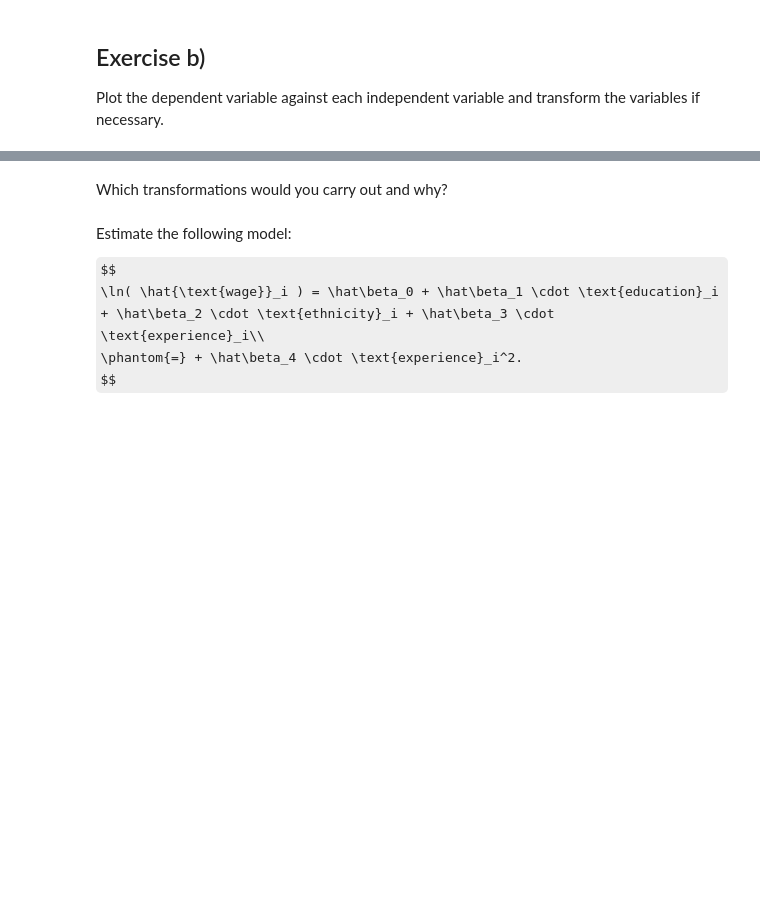
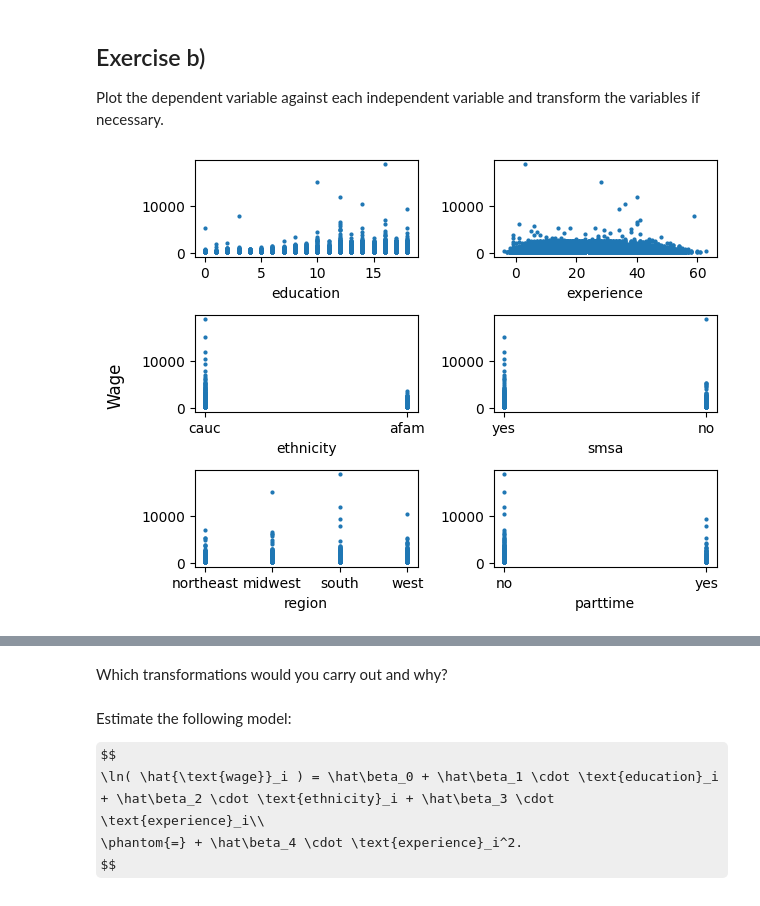
Before and after one commit to jakobudovic/BaML, a Jupyter notebook: 02H/H02-E3-solution.ipynb, the cells around one changed output, grey strips where cells are left out. Drawn from its saved outputs; the diff is of its cells as text; code cells hidden in the pictures; some formulas as TeX source; blank space fills up the shorter version.

```diff
--- a/02H/H02-E3-solution.ipynb
+++ b/02H/H02-E3-solution.ipynb
@@ -26,9 +33,11 @@ Plot the dependent variable against each independent variable and transform the
 # %%
 independent_variables = data.columns.drop("wage")
 
 fig, axs = plt.subplots(3, 2)
 for var, ax in zip(independent_variables, axs.reshape(-1)):
-    ax.scatter(data[var], data["wage"])
+    ax.scatter(data[var], data["wage"], s=4)
     ax.set_xlabel(var)
 fig.supylabel("Wage");
 fig.tight_layout()
+# %% [output]
+[figure, added]
```
Also changed, not shown: parts of 6 cells of this notebook, 2 other files.
